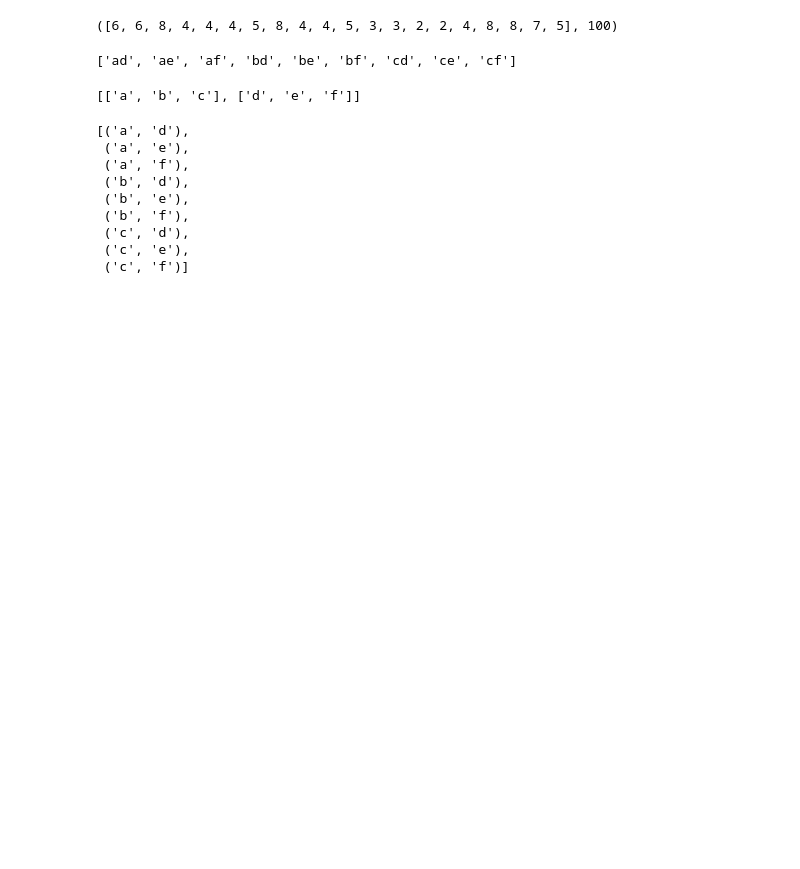
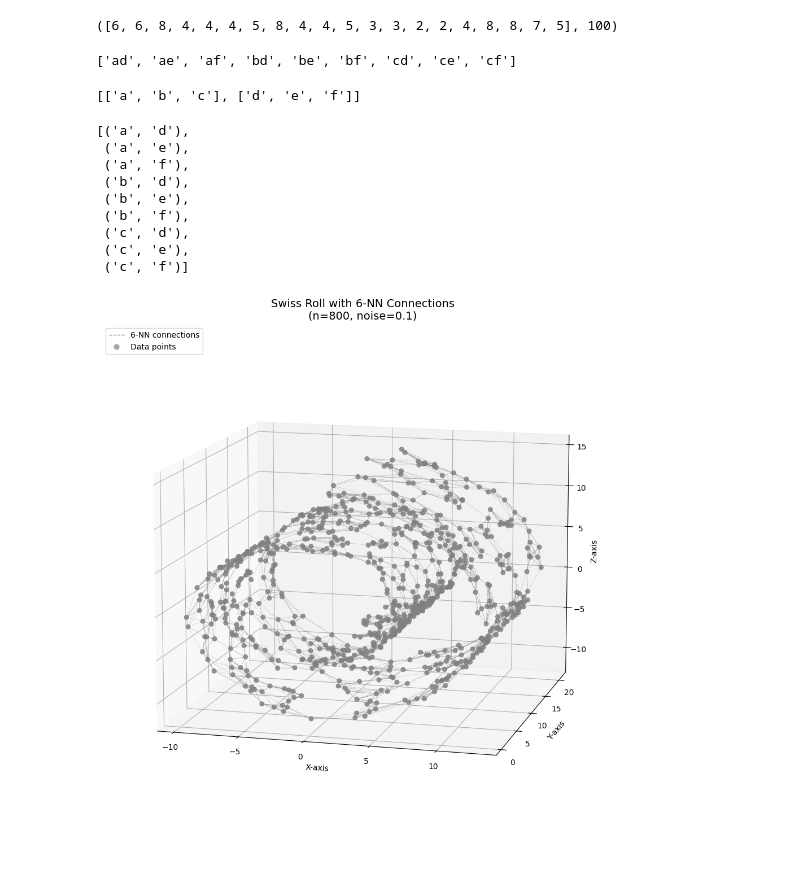
Before and after one commit to hrjtju/code_SLM, a Jupyter notebook: test_playground.ipynb, the cells around one changed output. Saved outputs shown, nothing was run; the diff lists cells and outputs as text; code cells hidden in the pictures; blank space fills up the shorter version.

```diff
--- a/test_playground.ipynb
+++ b/test_playground.ipynb
@@ -48,3 +48,66 @@ list(product(*[letters_d[i].split(' ') for i in digits]))
  ('c', 'd'),
  ('c', 'e'),
  ('c', 'f')]
+# %%
+import numpy as np
+import matplotlib.pyplot as plt
+from mpl_toolkits.mplot3d import Axes3D
+from sklearn.datasets import make_swiss_roll
+from sklearn.neighbors import NearestNeighbors
+
+# 参数设置
+n_samples = 800  # 样本数量（减少数量加快计算）
+k_neighbors = 6   # 每个点的邻居数量
+noise_level = 0.1 # 数据噪声强度
+
+# 1. 生成瑞士卷数据[1,3,4](@ref)
+X, color = make_swiss_roll(n_samples=n_samples, noise=noise_level, random_state=42)
+
+# 2. 计算kNN邻居关系[6,8](@ref)
+nbrs = NearestNeighbors(n_neighbors=k_neighbors+1, algorithm='ball_tree').fit(X)
+distances, indices = nbrs.kneighbors(X)  # 包含自身点的索引
+# %%
+
+# 3. 可视化设置
+fig = plt.figure(figsize=(15, 10))
+ax = fig.add_subplot(111, projection='3d')
+
+# 4. 绘制原始数据点[4](@ref)
+scatter = ax.scatter(X[:,0], X[:,1], X[:,2], c="gray",
+                    s=30, alpha=0.8,
+                    label='Data points')
+
+# 5. 绘制kNN连接线[8](@ref)
+for i in range(len(X)):
+    # 排除自身的k个最近邻
+    neighbors = indices[i][1:]
+
+    # 绘制每个邻居的连线
+    for neighbor in neighbors:
+        line = np.array([X[i], X[neighbor]])
+        ax.plot(line[:,0], line[:,1], line[:,2],
+                color='gray', alpha=0.5,
+                linewidth=0.5, linestyle='--')
+
+# 6. 可视化优化
+ax.view_init(elev=12, azim=-75)  # 最佳观察角度[4](@ref)
+ax.set_title(f"Swiss Roll with {k_neighbors}-NN Connections\n"
+            f"(n={n_samples}, noise={noise_level})", fontsize=14)
+ax.set_xlabel('X-axis', fontsize=10)
+ax.set_ylabel('Y-axis', fontsize=10)
+ax.set_zlabel('Z-axis', fontsize=10)
+
+# 添加图例元素
+from matplotlib.lines import Line2D
+legend_elements = [
+    Line2D([0], [0], color='gray', lw=1, linestyle='--',
+          label=f'{k_neighbors}-NN connections'),
+    Line2D([0], [0], marker='o', color='w', markerfacecolor='gray',
+          markersize=8, alpha=0.7, label='Data points')
+]
+ax.legend(handles=legend_elements, loc='upper left')
+
+plt.tight_layout()
+plt.show()
+# %% [output]
+[figure, added]
```
Also changed, not shown: parts of 1 cell of this notebook.
